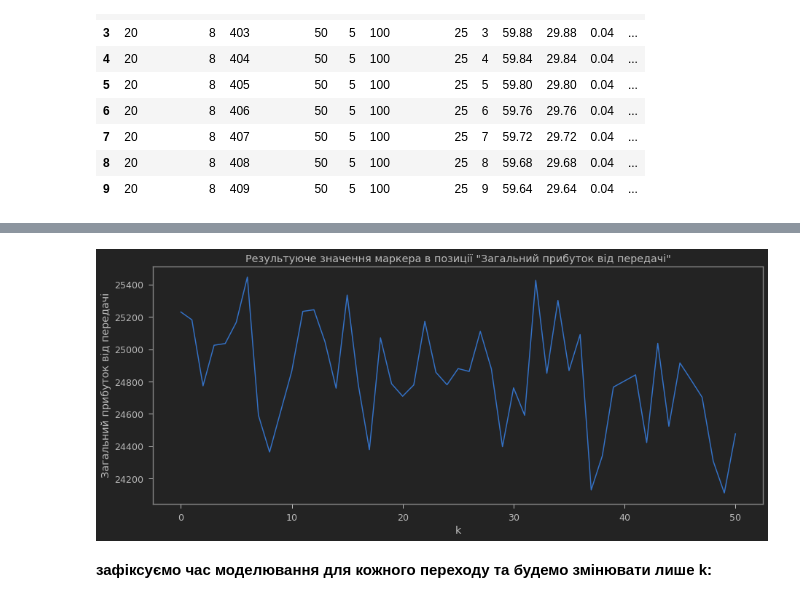
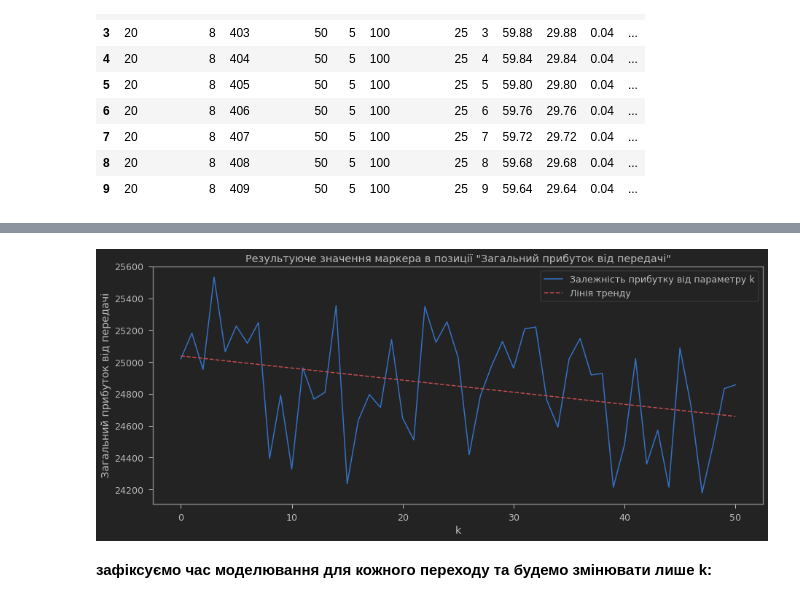
Before and after one commit to kryvokhyzha/examples-and-courses, a Jupyter notebook: System_Modeling/course_work_folder/petri_course_work.ipynb, the cells around one changed output, grey strips where cells are left out. Cells and saved outputs as stored; diff of their text form; code cells hidden in the pictures.

```diff
--- a/System_Modeling/course_work_folder/petri_course_work.ipynb
+++ b/System_Modeling/course_work_folder/petri_course_work.ipynb
@@ -161,22 +150,20 @@ class Model:
             self.print_intermediate_results()
 
         while self.time < self.modeling_period:
-            can_perform_transitions = any(
-                transition.check_if_can_perform_transition() or len(transition.marker_release_timestamps) > 0
-                for transition in self.transitions
-            )
+            we_have_available_transition = any(transition.is_available() or len(transition.marker_release_timestamps) > 0
+                                               for transition in self.transitions)
 
-            if not can_perform_transitions:
+            if not we_have_available_transition:
                 break
 
-            transitions_without_conflicts = self.get_transitions_with_resolved_conflicts()
+            resolved_transitions = self.get_transitions_with_resolved_conflicts()
 
-            for transition in transitions_without_conflicts:
-                if transition.check_if_can_perform_transition():
-                    transition.perform_transition(self.time)
+            for transition in resolved_transitions:
+                if transition.is_available():
+                    transition.make_a_transition(self.time)
 
             for transition in self.transitions:
-                transition.check_delayed_markers(self.time)
+                transition.check_markers_with_delay(self.time)
 
             self.calc_stats()
 
@@ -197,7 +184,7 @@ class Model:
 
         for position in self.positions:
             output_arcs_for_position = [*filter(lambda arc: arc.start is position, self.arcs)]
-            resolved = [*filter(lambda trans: trans.check_if_can_perform_transition(),
+            resolved = [*filter(lambda trans: trans.is_available(),
                                 map(lambda arc: arc.end, output_arcs_for_position))
                        ]
             if len(resolved) > 1:
@@ -206,7 +193,7 @@ class Model:
         conf_list_flatten = set(np.array(conflict_list).flatten().tolist())
         for position in self.positions:
             output_arcs_for_position = [*filter(lambda arc: arc.start is position, self.arcs)]
-            resolved = [*filter(lambda trans: trans.check_if_can_perform_transition(),
+            resolved = [*filter(lambda trans: trans.is_available(),
                                 map(lambda arc: arc.end, output_arcs_for_position))
                        ]
 
@@ -217,8 +204,8 @@ class Model:
         # вирішуємо конфлікти
         for conflict in conflict_list:
             # конфлікт за ймовірністю
-            if conflict[0]._probability is not None:
-                p = [c._probability for c in conflict]
+            if conflict[0].probability is not None:
+                p = [c.probability for c in conflict]
                 resolved = np.random.choice(conflict, p=p)
             # конфлікт за пріоритетом
             elif len(np.unique([c.priority for c in conflict if c.priority is not None])) > 1:
@@ -411,17 +398,17 @@ def define_model(modeling_period, should_print_intermediate_results=False, **kwa
     a8 = Arc(start=buffer, end=sending_finished_T)
     a9 = Arc(start=buffer, end=innterupting_T)
 
-    a10 = Arc(start=sending_finished_T, end=basic_result_revenue, multiplier=kwargs['s1']-k*kwargs['s3'])
+    a10 = Arc(start=sending_finished_T, end=basic_result_revenue, multiplicity=kwargs['s1']-k*kwargs['s3'])
     a11 = Arc(start=sending_finished_T, end=basic_result)
-    a12 = Arc(start=sending_finished_T, end=general_result_revenue, multiplier=kwargs['s1']-k*kwargs['s3'])
+    a12 = Arc(start=sending_finished_T, end=general_result_revenue, multiplicity=kwargs['s1']-k*kwargs['s3'])
     a13 = Arc(start=sending_finished_T, end=general_result)
 
     a14 = Arc(start=innterupting_T, end=innterupts_cnt)
     a24 = Arc(start=was_failure, end=innterupting_T, informational=True)
 
-    a15 = Arc(start=reserv_chanel_T, end=general_result_revenue, multiplier=kwargs['s2']-k*kwargs['s3'])
+    a15 = Arc(start=reserv_chanel_T, end=general_result_revenue, multiplicity=kwargs['s2']-k*kwargs['s3'])
     a16 = Arc(start=reserv_chanel_T, end=general_result)
-    a17 = Arc(start=reserv_chanel_T, end=reserv_result_revenue, multiplier=kwargs['s2']-k*kwargs['s3'])
+    a17 = Arc(start=reserv_chanel_T, end=reserv_result_revenue, multiplicity=kwargs['s2']-k*kwargs['s3'])
     a18 = Arc(start=reserv_chanel_T, end=reserv_result)
 
     a19 = Arc(start=reserv_chanel_T, end=reserv_channel_is_available)
@@ -777,16 +861,21 @@ df.sort_values('Загальний прибуток від передачі', as
 # %%
 temp_xy = df.sort_values('k', ascending=True)[['k', 'Загальний прибуток від передачі']].values
+# %%
+z = np.polyfit(temp_xy[:, 0], temp_xy[:, 1], 1)
+p = np.poly1d(z)
 # %%
 fig, ax = plt.subplots(1,1, figsize=(15,6))
 
-ax.plot(temp_xy[:, 0], temp_xy[:, 1])
+ax.plot(temp_xy[:, 0], temp_xy[:, 1], label='Залежність прибутку від параметру k')
+ax.plot(temp_xy[:, 0], p(temp_xy[:, 0]), 'r--', label='Лінія тренду')
 
 ax.set_xlabel(u'k')
 # ax.set_xlim(0, 200)
 ax.set_ylabel(u'Загальний прибуток від передачі')
+plt.legend()
 ax.set_title(u'Результуюче значення маркера в позиції "Загальний прибуток від передачі"');
 # %% [output]
-[figure, old version]
+[figure, new version]
 # %%
 del temp_xy
 # %%
```
Also changed, not shown: parts of 53 cells of this notebook, 5 other files.
